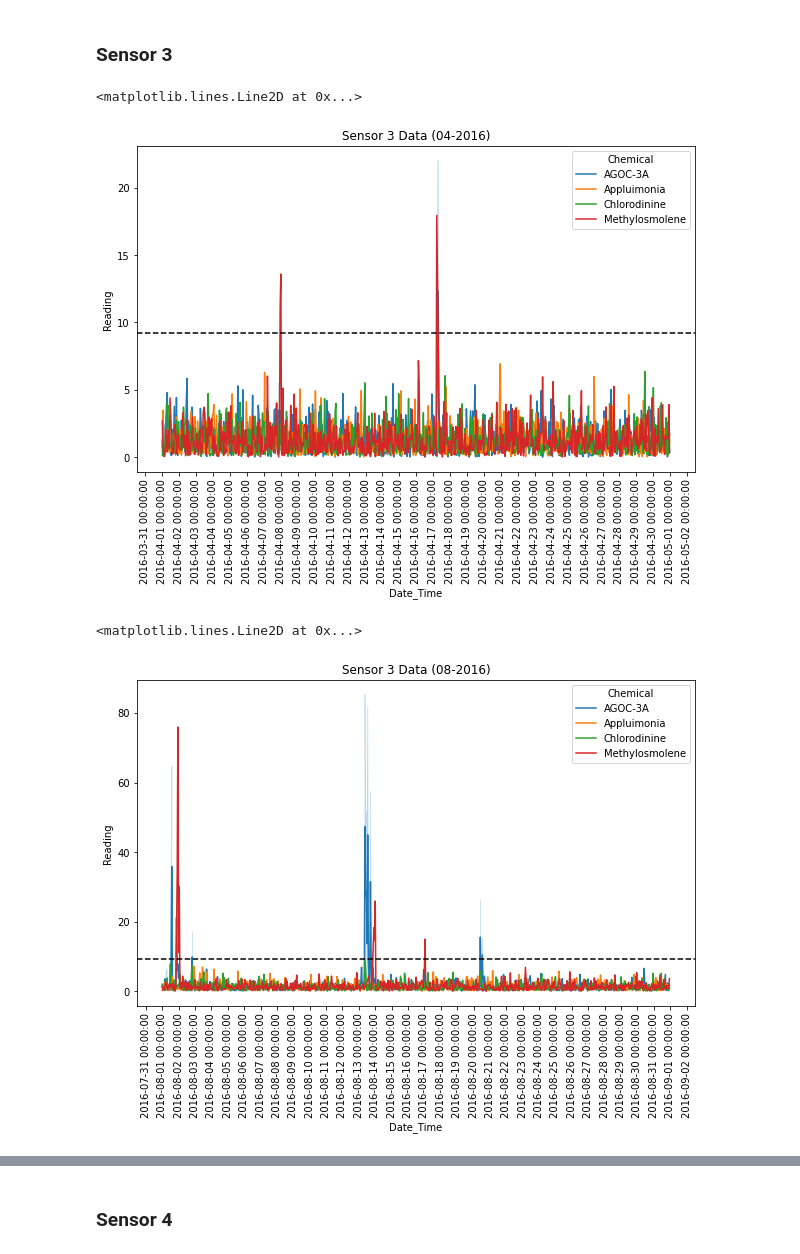
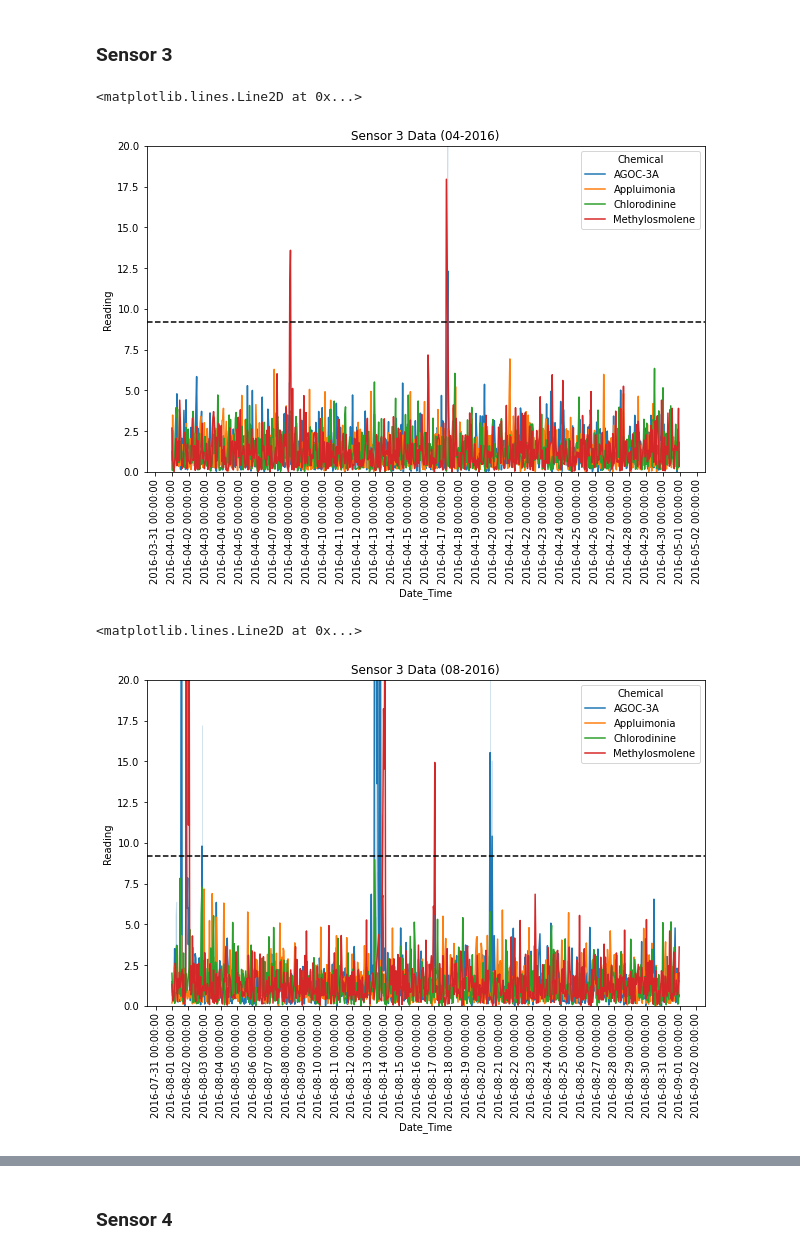
Before and after one commit to j-tice/capstone_final, a Jupyter notebook: EDA_and_Analysis/Megan_EDA_sensors_v2.ipynb, the cells around one changed output, grey strips where cells are left out. Drawn from its saved outputs; the diff is of its cells as text; code cells hidden in the pictures.

```diff
--- a/EDA_and_Analysis/Megan_EDA_sensors_v2.ipynb
+++ b/EDA_and_Analysis/Megan_EDA_sensors_v2.ipynb
@@ -395,22 +399,24 @@ plt.gca().xaxis.set_major_formatter(mdates.DateFormatter('%Y-%m-%d %H:%M:%S'))
 plt.xticks(rotation = 90)
 ax.xaxis.set_major_locator(mdates.DayLocator(interval=1))
 sns.lineplot(data = sensor_3_2016_04, x = 'Date_Time', y = 'Reading', hue = 'Chemical').set(title = "Sensor 3 Data (04-2016)")
+plt.ylim([0, 20])
 plt.axhline(y = cutoff_sensor3, color ="black", linestyle ="--")
 # %% [output]
 <matplotlib.lines.Line2D at 0x...>
-[figure, old version]
+[figure, new version]
 # %%
 # August
 
 fig, ax = plt.subplots(figsize=(10,6))
 plt.gca().xaxis.set_major_formatter(mdates.DateFormatter('%Y-%m-%d %H:%M:%S'))
 plt.xticks(rotation = 90)
 ax.xaxis.set_major_locator(mdates.DayLocator(interval=1))
 sns.lineplot(data = sensor_3_2016_08, x = 'Date_Time', y = 'Reading', hue = 'Chemical').set(title = "Sensor 3 Data (08-2016)")
+plt.ylim([0, 20])
 plt.axhline(y = cutoff_sensor3, color ="black", linestyle ="--")
 # %% [output]
 <matplotlib.lines.Line2D at 0x...>
-[figure, old version]
+[figure, new version]
 # %%
 # December
 
```
Also changed, not shown: parts of 49 cells of this notebook, 1 other file.
